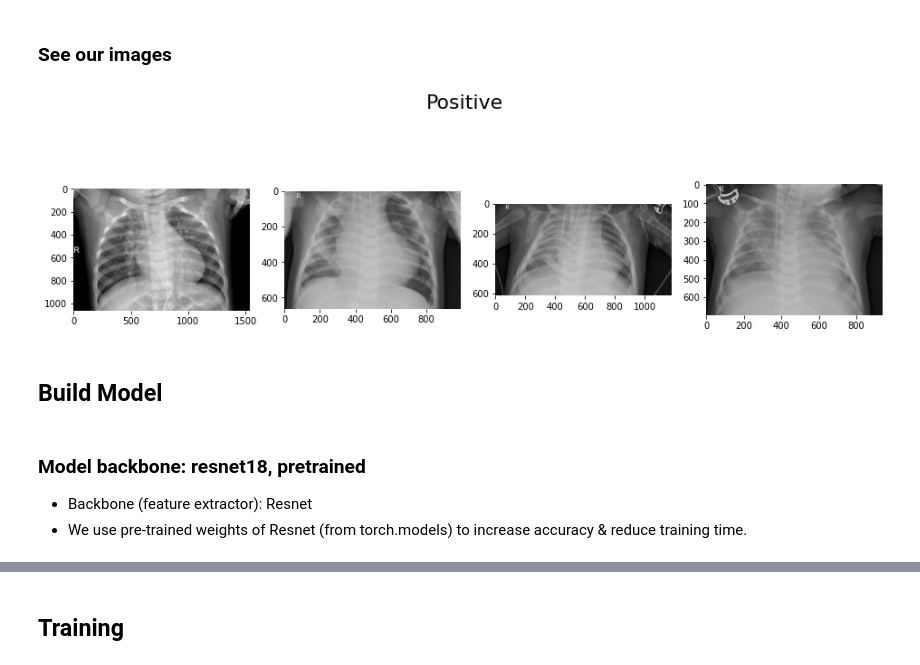
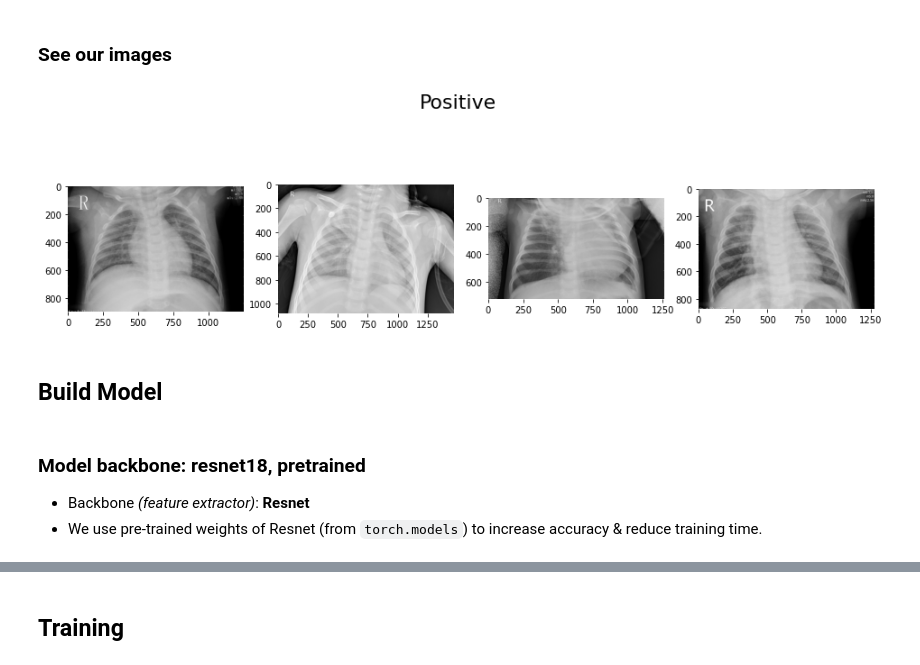
Before and after one commit to hjcostabr76/ml, a Jupyter notebook: classification/case-peneumonia/nb_pneumonia.ipynb, the cells around one changed output, grey strips where cells are left out. Saved outputs shown, nothing was run; the diff lists cells and outputs as text; code cells hidden in the pictures.

```diff
--- a/classification/case-peneumonia/nb_pneumonia.ipynb
+++ b/classification/case-peneumonia/nb_pneumonia.ipynb
@@ -56,11 +36,21 @@ Parameters
 DEVICE = torch.device("cuda:0" if torch.cuda.is_available() else "cpu")
 
 # Hyper Parameters
-epochs = 4
+n_epochs = 4
 w_decay = 1e-3
 momentum = 0.9
 batch_size = 32
 learn_rate = 0.001
+
+# Paths
+dir_data = "/content/drive/MyDrive/Colab Notebooks/pneumonia/file/chest_xray"
+dir_val = os.path.join(dir_data, 'val')
+dir_test =  os.path.join(dir_data, 'test')
+dir_train =  os.path.join(dir_data, 'train')
+dir_train_normal = os.path.join(dir_train, 'NORMAL')
+dir_train_pneumonia = os.path.join(dir_train, 'PNEUMONIA')
+
+path_model = os.path.join(dir_data, 'classifier.pt')
 # %% [markdown]
 ## Prepare data
 # %% [markdown]
@@ -105,12 +94,6 @@ transf_test = transforms.Compose([
 # %% [markdown]
 ### Load dataset
 # %%
-dir_data = "/content/drive/MyDrive/data_pneumonia/chest_xray/chest_xray"
-dir_val = os.path.join(dir_data, 'val')
-dir_test =  os.path.join(dir_data', test')
-dir_train =  os.path.join(dir_data, 'train')
-dir_train_normal = os.join(dir_train, 'NORMAl')
-dir_train_pneumonia = os.join(dir_train, 'PNEUMONIA')
 
 '''
     TODO: 2022-06-22 - Figure balancing out
@@ -120,27 +103,32 @@ dir_train_pneumonia = os.join(dir_train, 'PNEUMONIA')
 # Datasets
 ds_train1 = datasets.ImageFolder(dir_train, transform=transf_train)
 # ds_train2 = datasets.ImageFolder(dir_train, transform=transf_train2)
+ds_validation = datasets.ImageFolder(dir_val, transform=transf_test)
 ds_test = datasets.ImageFolder(dir_test, transform=transf_test)
-ds_validation = datasets.ImageFolder(dir_val, transform=transf_test)
 
 # Data loaders
 loader_train = DataLoader(ds_train1, batch_size=batch_size, shuffle=True)
-loader_test = DataLoader(ds_validation, batch_size=batch_size, shuffle=True)
-loader_valid = DataLoader(ds_test, batch_size=batch_size, shuffle=True)
+loader_test = DataLoader(ds_test, batch_size=batch_size, shuffle=True)
+loader_validation = DataLoader(ds_validation, batch_size=batch_size, shuffle=True)
+
+print('(size) loader_train: {}'.format(len(loader_train)))
+print('(size) loader_test: {}'.format(len(loader_test)))
+print('(size) loader_validation: {}'.format(len(loader_validation)))
+print('-' * 80)
 
 # Create new validation set TODO: Figure this out!
 # trainset, validset = train_test_split(trainset, test_size=0.2)
 
 # See what we've done
 n_train = len(ds_train1)
-n_test = len(ds_train)
+n_test = len(ds_test)
 n_validation = len(ds_validation)
 
 class_names = ds_train1.classes
 images, labels = iter(loader_train).next()
 
 print('Train: {} images, Test: {} images, Validation: {} images'.format(n_train, n_test, n_validation))
-print('Classes: ' + str(trainset.class_to_idx))
+print('Classes: ' + str(ds_train1.class_to_idx))
 print('Images shape: {}'.format(str(images.shape))) # torch.Size([32, 3, 54, 54])
 print('Labels shape: {}'.format(str(labels.shape))) # torch.Size([32])
 # %% [output]
@@ -168,26 +173,27 @@ TODO: 2022-06-22 - Figure this out!
 # %% [markdown]
 ### See our images
 # %%
+img_paths = os.listdir(dir_train_pneumonia)
+random.shuffle(img_paths)
+
 fig = plt.figure(figsize=(16, 5))
 fig.suptitle("Positive", size=22)
-img_paths = os.listdir("/content/drive/MyDrive/data_pneumonia/chest_xray/chest_xray/train/PNEUMONIA")
 
-shuffle(img_paths)
 for i, image in enumerate(img_paths[:4]):
-    img_path = os.path.join("/content/drive/MyDrive/data_pneumonia/chest_xray/chest_xray/train/PNEUMONIA", image)
+    img_path = os.path.join(dir_train_pneumonia, image)
     img = cv2.imread(img_path)
     plt.subplot(1, 4, i + 1, frameon=False)
     plt.imshow(img)
 fig.show()
 # %% [output]
-[figure, old version]
+[figure, new version]
 # %% [markdown]
 ## Build Model
 # %% [markdown]
 ### Model backbone: resnet18, pretrained
 
-- Backbone (feature extractor): Resnet
-- We use pre-trained weights of Resnet (from torch.models) to increase accuracy & reduce training time.
+- Backbone _(feature extractor)_: __Resnet__
+- We use pre-trained weights of Resnet (from `torch.models`) to increase accuracy & reduce training time.
 # %%
 
 '''
```
Also changed, not shown: parts of 19 cells of this notebook.
